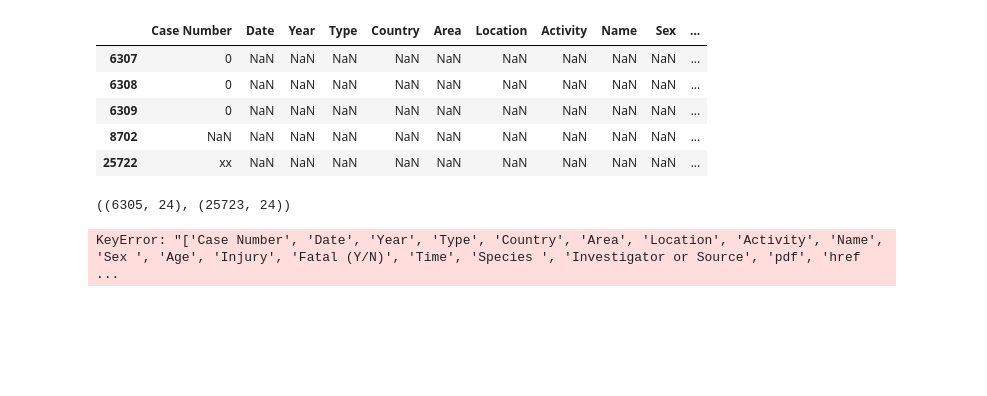
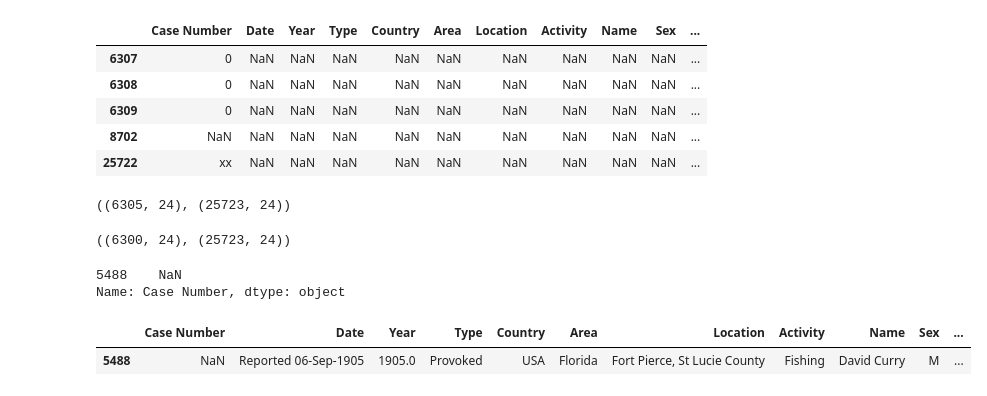
Before and after one commit to Anton-Utray/Sharknado, a Jupyter notebook: main.ipynb, the cells around one changed output. Cells and saved outputs as stored; diff of their text form; code cells hidden in the pictures; blank space fills up the shorter version.

```diff
--- a/main.ipynb
+++ b/main.ipynb
@@ -156,6 +156,18 @@ data.shape, dim_original
 # %% [output]
 ((6305, 24), (25723, 24))
 # %%
-data=data.drop(data[nanrows(data) >= 15])
+data = data.drop(data[nanrows(data) >= 15].index)
-# %% [output]
-KeyError: "['Case Number', 'Date', 'Year', 'Type', 'Country', 'Area', 'Location', 'Activity', 'Name', 'Sex ', 'Age', 'Injury', 'Fatal (Y/N)', 'Time', 'Species ', 'Investigator or Source', 'pdf', 'href ...
+# %%
+data.shape, dim_original
+# %% [output]
+((6300, 24), (25723, 24))
+# %%
+data["Case Number"][data["Case Number"].isna()]
+# %% [output]
+5488    NaN
+Name: Case Number, dtype: object
+# %%
+data.loc[data["Case Number"].isna()]
+# %% [output]
+|  | Case Number | Date | Year | Type | Country | Area | Location | Activity | Name | Sex | ... |
+| 5488 | NaN | Reported 06-Sep-1905 | 1905.0 | Provoked | USA | Florida | Fort Pierce, St Lucie County | Fishing | David Curry | M | ... |
```
Also changed, not shown: parts of 11 cells of this notebook.
